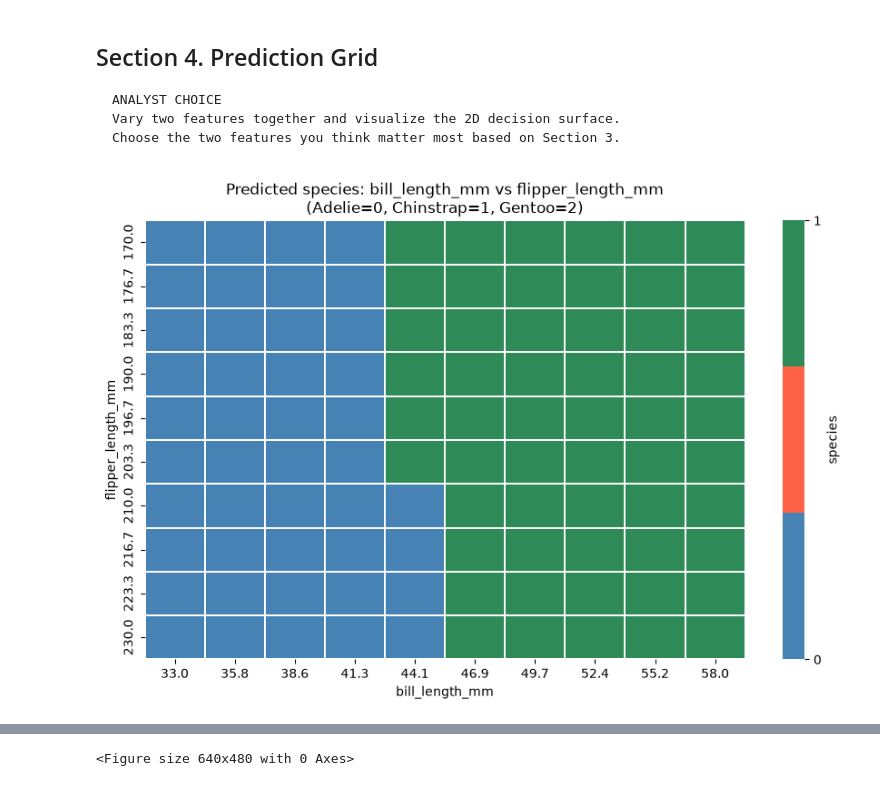
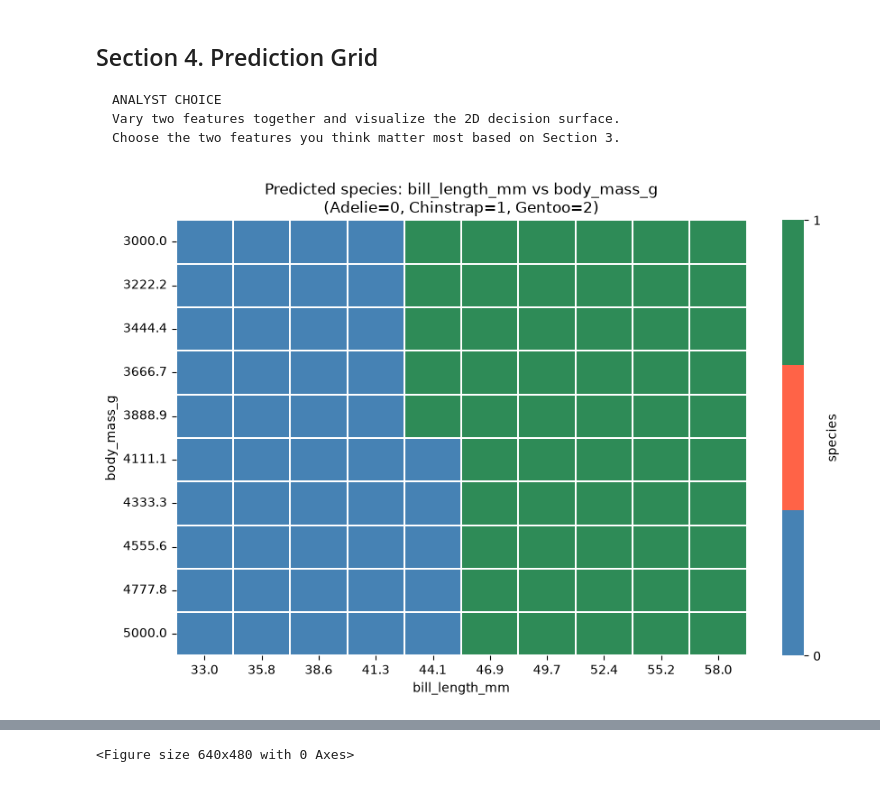
Before and after one commit to ajaneh/ml-07-applied, a Jupyter notebook: notebooks/ml_07_alex.ipynb, the cells around one changed output, grey strips where cells are left out. Cells and saved outputs as stored; diff of their text form; code cells hidden in the pictures.

```diff
--- a/notebooks/ml_07_alex.ipynb
+++ b/notebooks/ml_07_alex.ipynb
@@ -328,43 +325,44 @@ Choose the two features you think matter most based on Section 3.
 
 # CUSTOM: adjust ranges based on your investigation in Section 3.
 bill_length_values = list(np.linspace(33, 58, 10))
-flipper_length_values = list(np.linspace(170, 230, 10))
+#flipper_length_values = list(np.linspace(170, 230, 10))
+body_mass_values = list(np.linspace(3000, 5000, 10))
 
 rows = []
 for bl in bill_length_values:
-    for fl in flipper_length_values:
-        payload = {**BASE, "bill_length_mm": bl, "flipper_length_mm": fl}
+    for bm in body_mass_values:
+        payload = {**BASE, "bill_length_mm": bl, "body_mass_g": bm}
         rows.append(
             {
                 "bill_length_mm": round(bl, 1),
-                "flipper_length_mm": round(fl, 1),
+                "body_mass_g": round(bm, 1),
                 "prediction": predict(payload),
             }
         )
 
 df_grid = pd.DataFrame(rows)
 species_to_int = {"Adelie": 0, "Chinstrap": 1, "Gentoo": 2}
 df_grid["species_int"] = df_grid["prediction"].map(species_to_int).fillna(-1)
 
 pivot = df_grid.pivot(
-    index="flipper_length_mm",
+    index="body_mass_g",
     columns="bill_length_mm",
     values="species_int",
 )
 
 plt.figure(figsize=(9, 6))
 sns.heatmap(
     pivot,
     cmap=["steelblue", "tomato", "seagreen"],
     linewidths=0.3,
     cbar_kws={"ticks": [0, 1, 2], "label": "species"},
 )
 plt.title(
-    "Predicted species: bill_length_mm vs flipper_length_mm\n(Adelie=0, Chinstrap=1, Gentoo=2)"
+    "Predicted species: bill_length_mm vs body_mass_g\n(Adelie=0, Chinstrap=1, Gentoo=2)"
 )
 plt.tight_layout()
 plt.show()
 
 LOG.info("ANALYST CHOICE: What does the boundary shape tell you about the model?")
 # %% [output]
-[figure, old version]
+[figure, new version]
```
Also changed, not shown: parts of 20 cells of this notebook, 8 other files.
